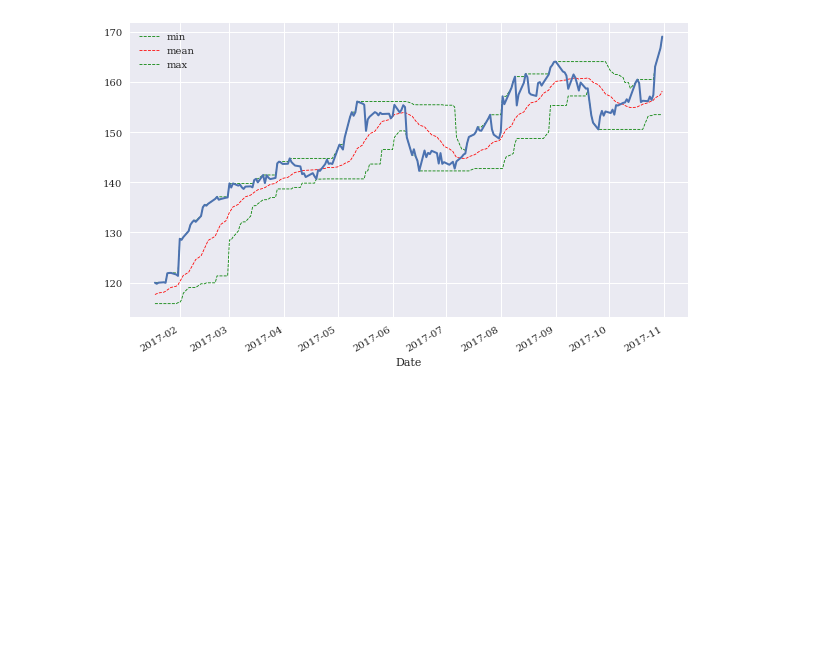
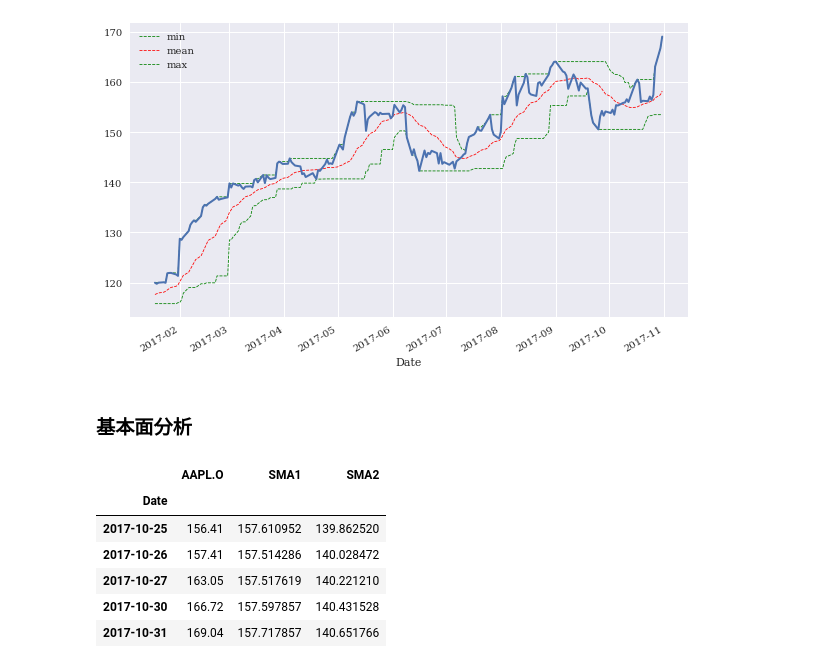
Before and after one commit to zhiyixu/FA, a Jupyter notebook: Ch8.ipynb, the cells around one changed output. Cells and saved outputs as stored; diff of their text form; code cells hidden in the pictures; blank space fills up the shorter version.

```diff
--- a/Ch8.ipynb
+++ b/Ch8.ipynb
@@ -138,3 +138,17 @@ data[sym].iloc[-200:].plot(ax=ax, lw=2.0) # the ax means polt them to the same f
 # %% [output]
 <AxesSubplot:xlabel='Date'>
 [figure]
+# %% [markdown]
+### 基本面分析
+# %%
+data['SMA1'] = data[sym].rolling(window=42).mean()
+data['SMA2'] = data[sym].rolling(window=252).mean()
+data[[sym, 'SMA1', 'SMA2']].tail()
+# %% [output]
+|  | AAPL.O | SMA1 | SMA2 |
+| Date |  |  |  |
+| 2017-10-25 | 156.41 | 157.610952 | 139.862520 |
+| 2017-10-26 | 157.41 | 157.514286 | 140.028472 |
+| 2017-10-27 | 163.05 | 157.517619 | 140.221210 |
+| 2017-10-30 | 166.72 | 157.597857 | 140.431528 |
+| 2017-10-31 | 169.04 | 157.717857 | 140.651766 |
```
Also changed, not shown: parts of 2 cells of this notebook, 1 other file.
